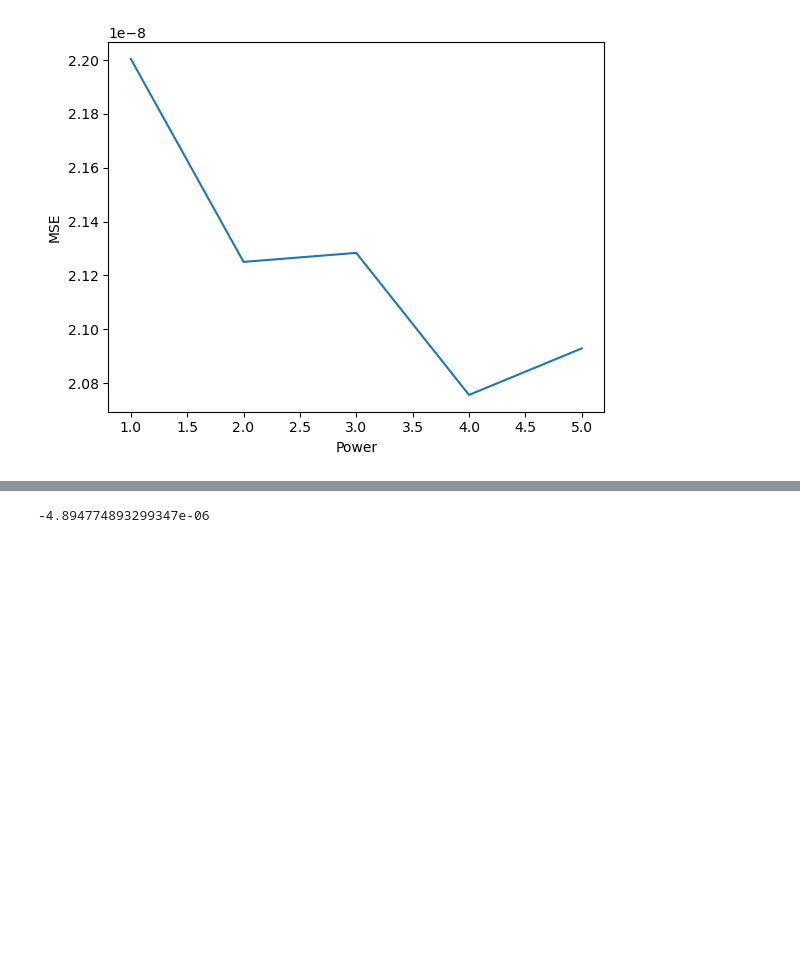
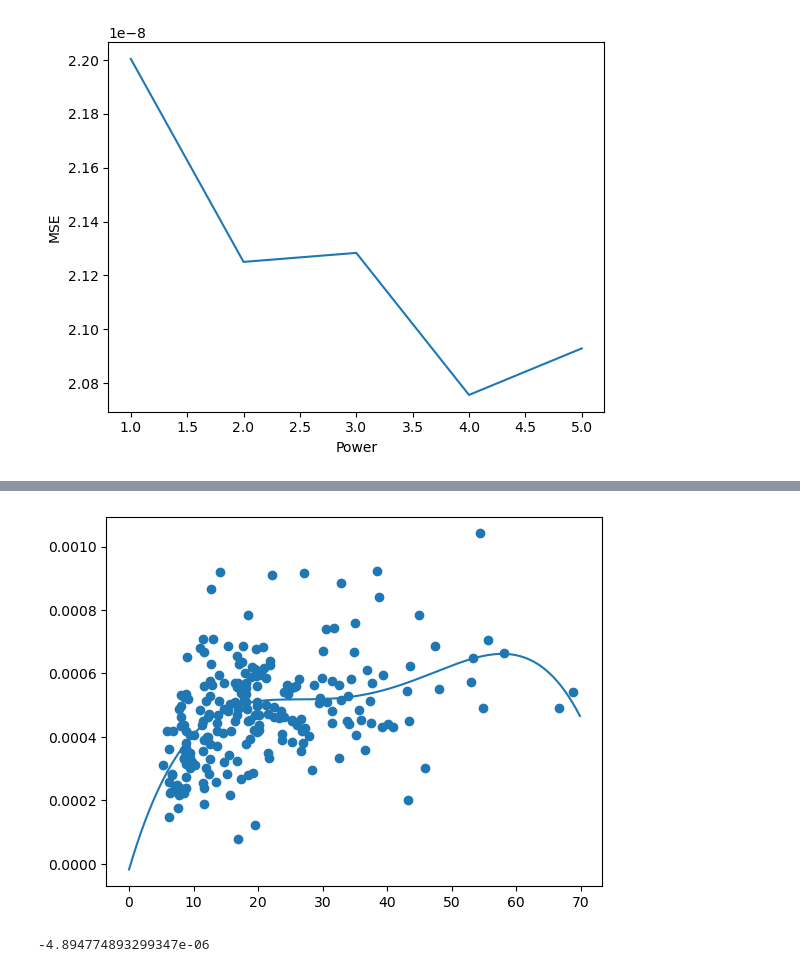
Before and after one commit to milkywaypeko/ASD_FI_Correlation, a Jupyter notebook: ASD_ID_FI_Correlation.ipynb, the cells around one changed output, grey strips where cells are left out. Drawn from its saved outputs; the diff is of its cells as text; code cells hidden in the pictures; blank space fills up the shorter version.

```diff
--- a/ASD_ID_FI_Correlation.ipynb
+++ b/ASD_ID_FI_Correlation.ipynb
@@ -397,3 +406,12 @@ sns.regplot(x='Financial_Independence', y='ASD_rate', data=data, order = 4)
+# %%
+#Draw a graph (X=Financial_Independence^2 Y=ASD_rate) with matplotlib
+FI_OLS_4_x = np.arange(0, 70, 0.1)
+FI_OLS_4_y = [ASD_rate_4_ols_sm_results.predict([1, x, np.power(x, 2), np.power(x, 3), np.power(x, 4)]) for x in FI_OLS_4_x]
+plt.scatter(data['Financial_Independence'], data['ASD_rate'])
+plt.plot(FI_OLS_4_x, FI_OLS_4_y)
+plt.show()
+# %% [output]
+[figure, added]
 # %%
 # This model Lower MSE but hard to interprint
 # %%
```
Also changed, not shown: parts of 19 cells of this notebook.
